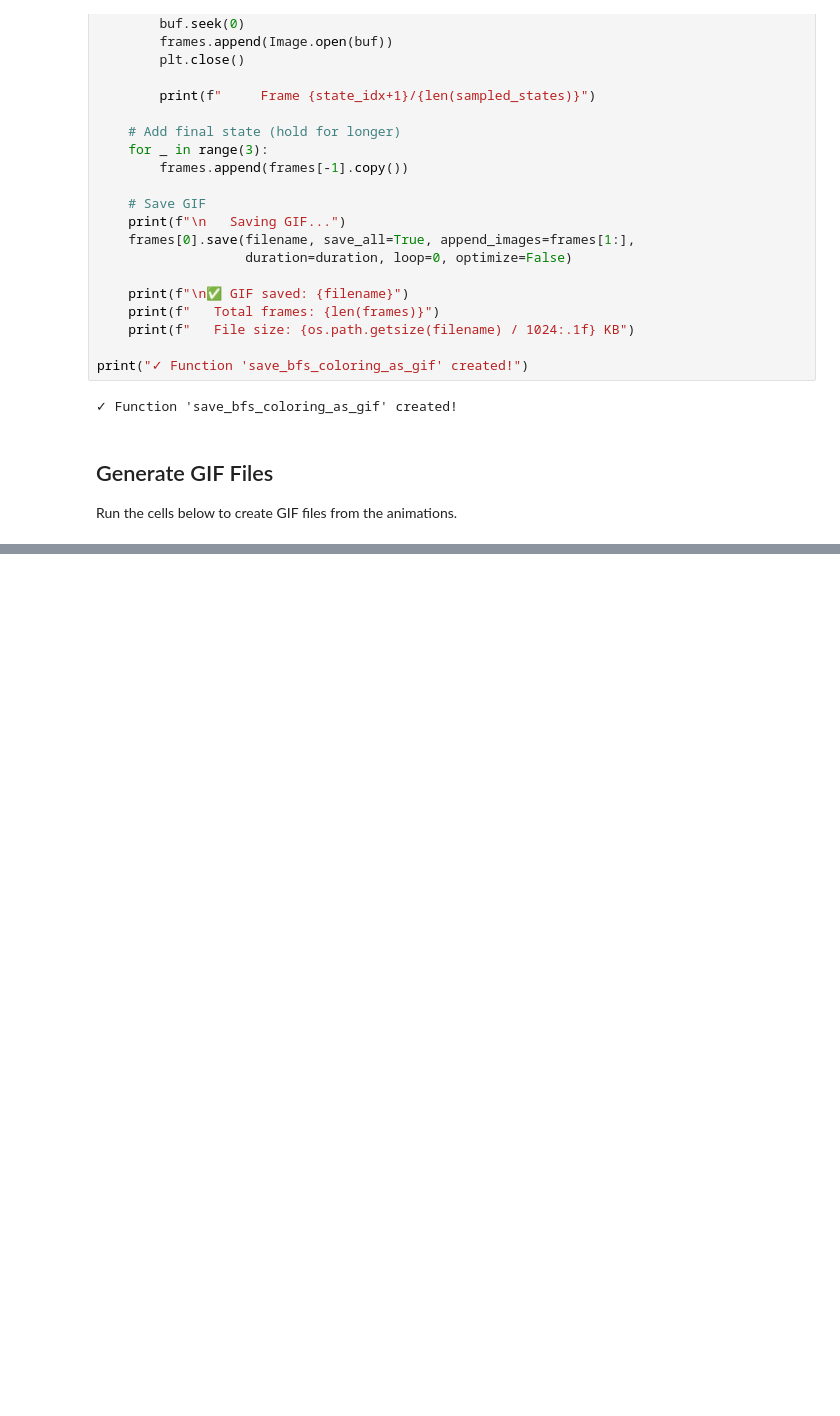
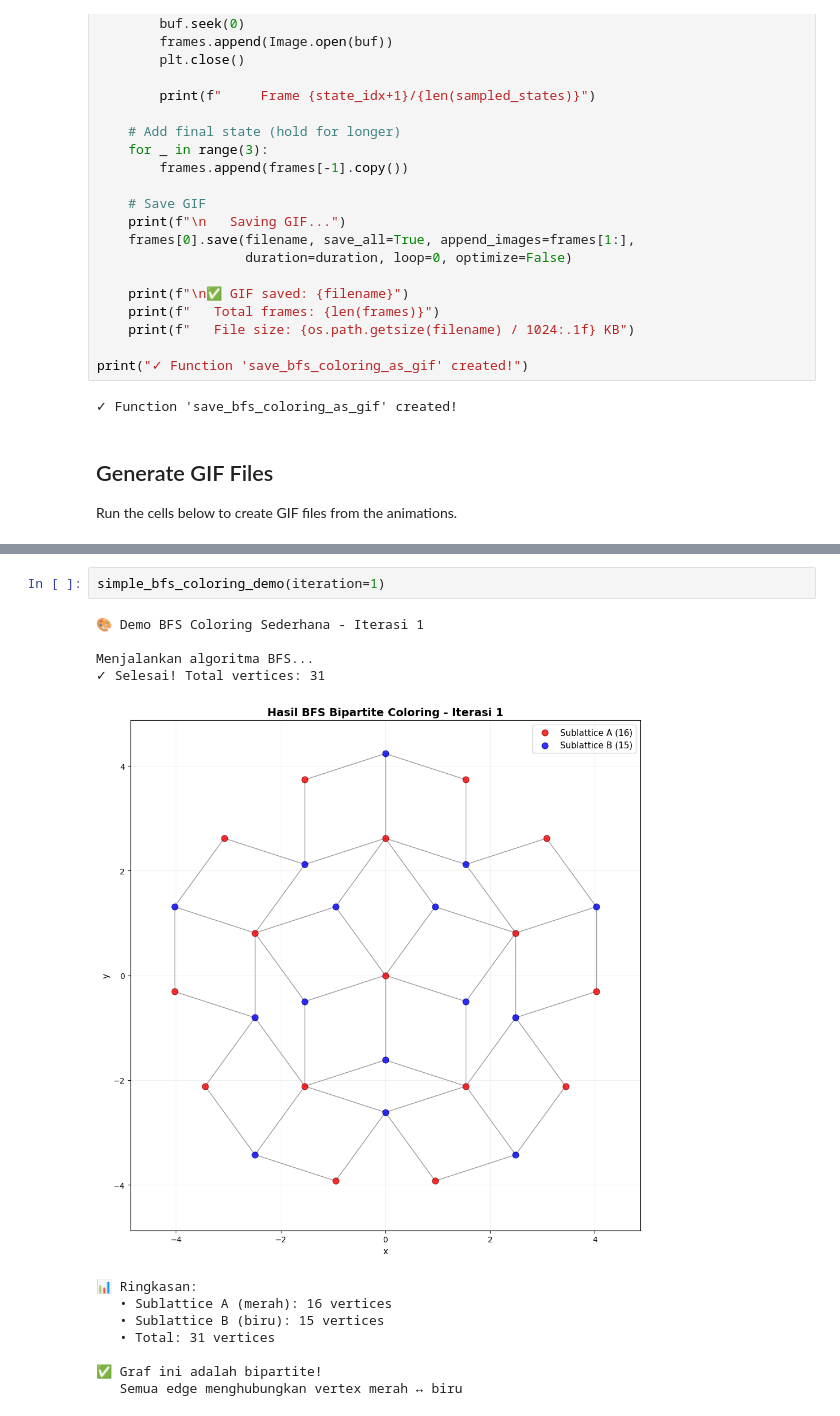
Before and after one commit to achmadj/HU, a Jupyter notebook: jupyter_penrose.ipynb, the cells around one changed output, grey strips where cells are left out. Drawn from its saved outputs; the diff is of its cells as text; blank space fills up the shorter version.

```diff
--- a/jupyter_penrose.ipynb
+++ b/jupyter_penrose.ipynb
@@ -1352,0 +1474,15 @@ save_bfs_coloring_as_gif(
+# %%
+simple_bfs_coloring_demo(iteration=1)
+# %% [output]
+🎨 Demo BFS Coloring Sederhana - Iterasi 1
+
+Menjalankan algoritma BFS...
+✓ Selesai! Total vertices: 31
+[figure, added]
+📊 Ringkasan:
+   • Sublattice A (merah): 16 vertices
+   • Sublattice B (biru): 15 vertices
+   • Total: 31 vertices
+
+✅ Graf ini adalah bipartite!
+   Semua edge menghubungkan vertex merah ↔ biru
```
Also changed, not shown: parts of 3 cells of this notebook, 3 other files.
